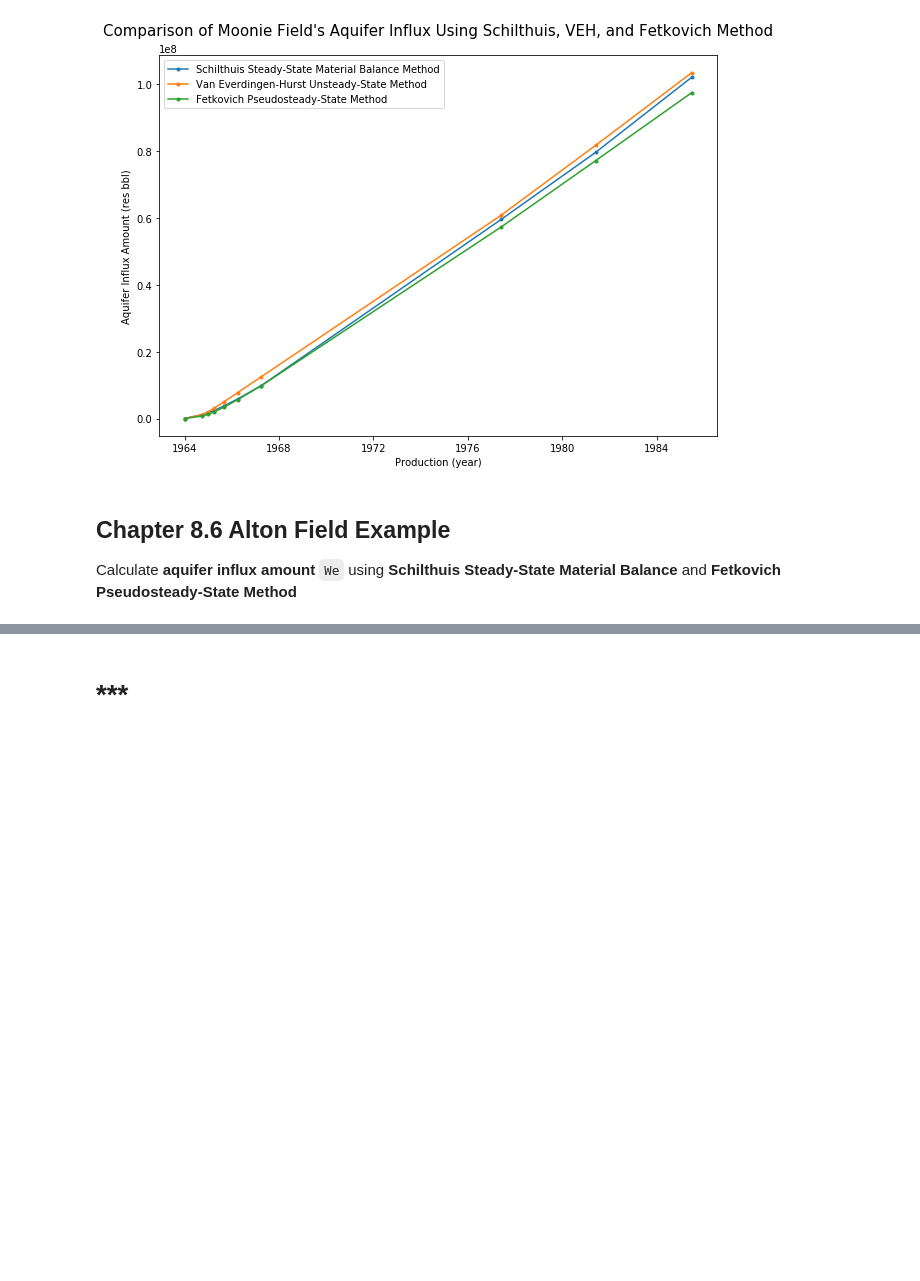
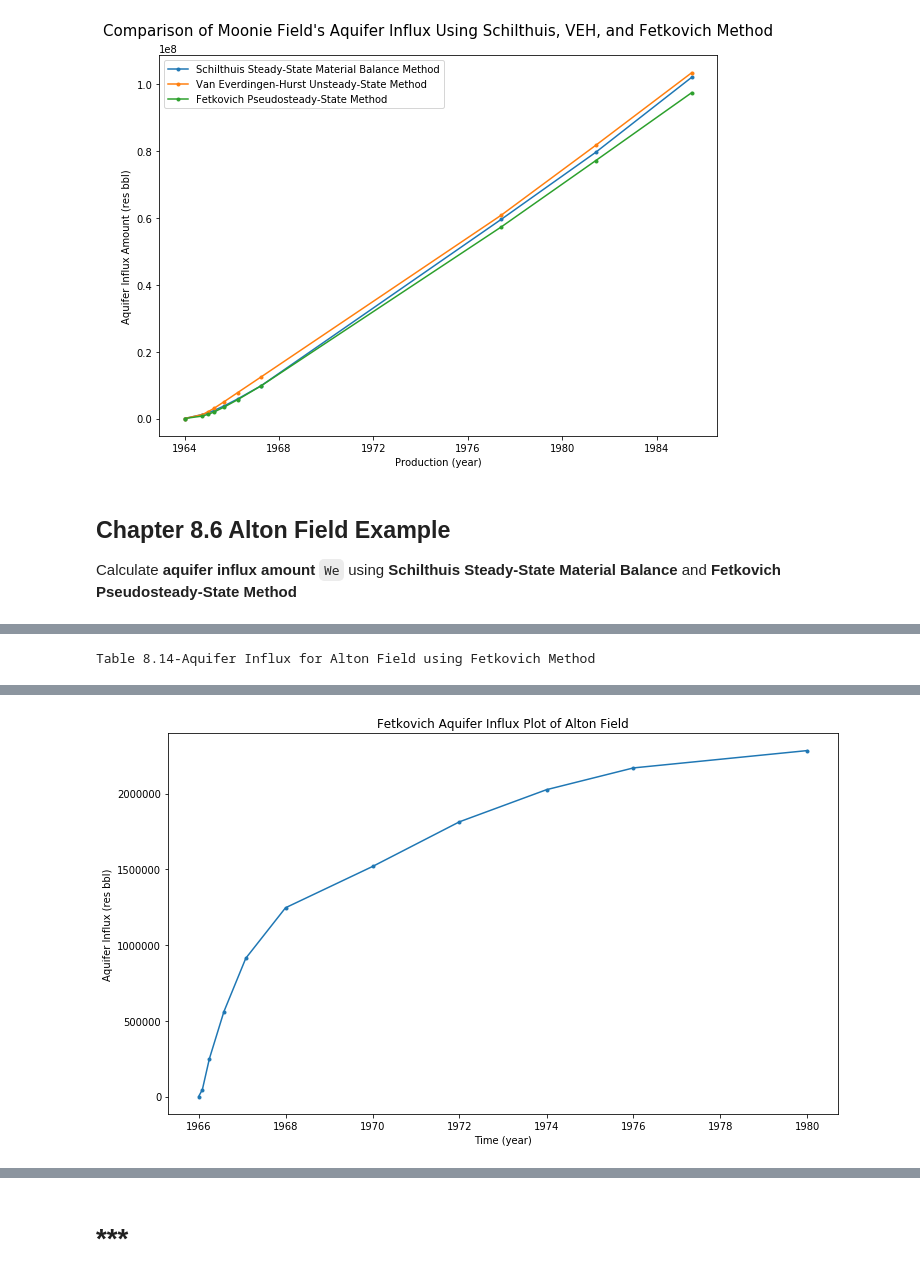
Before and after one commit to yohanesnuwara/reservoir-engineering, a Jupyter notebook: Unit 8 Aquifer Influx/notebook/8_examples.ipynb, the cells around one changed output, grey strips where cells are left out. Cells and saved outputs as stored; diff of their text form; code cells hidden in the pictures; blank space fills up the shorter version.

```diff
--- a/Unit 8 Aquifer Influx/notebook/8_examples.ipynb
+++ b/Unit 8 Aquifer Influx/notebook/8_examples.ipynb
@@ -772,11 +773,6 @@ p_Rn_average = np.append([pi], p_Rn_average)
 
 "calculate delta_Wen (Equation 8.30)"
 
-# p_min = pi * (1 - ())
-
-pn_min_prn = np.abs(np.array([j-i for i, j in zip(data4.p[:-1], p_Rn_average[1:])]))
-pn_min_prn = np.append([0], pn_min_prn)
-
 "Looping to calculate We"
 We = 0 # We at initial production date (NOTE: different from Wei, initial encroachable water)
 delta_We_arr = []
@@ -918,0 +942,67 @@ schiltuis
+# %%
+"FETKOVICH PSEUDOSTEADY METHOD"
+
+# known
+r_aq = 20300 # aquifer size, ft
+theta = 180
+
+J = 52.2 # calculated productivity index, RB/D-psi
+Wei = 3.787E+06 # calculated initial encroachable water, res bbl
+
+# J and Wei already known, so we don't have to calculate J and Wei ourselves
+
+"Subtracting datetimes to get time differences (how many days) IN INTEGER"
+
+diff = [j-i for i, j in zip(timedata[:-1], timedata[1:])]
+diff = np.array(diff)
+
+# convert datetime format to integer
+diffr_arr = []
+for k in range(len(diff)):
+  diffr = diff[k] / np.timedelta64(1,'D')
+  diffr_arr.append(float(diffr))
+
+# append 0 to the first index of numpy
+diffr_arr = np.append([0], diffr_arr) # now diff has same dimension with time data (a)
+delta_time = diffr_arr
+
+"calculate p_Rn_average (Equation 8.29)"
+
+p_Rn_average = 0.5 * np.array([j+i for i, j in zip(alton.p[:-1], alton.p[1:])])
+p_Rn_average = np.append([pi], p_Rn_average)
+
+"calculate delta_Wen (Equation 8.30)"
+
+# "calculate delta_Wen (Equation 8.30)"
+
+# pn_min_prn = np.abs(np.array([j-i for i, j in zip(data4.p[:-1], p_Rn_average[1:])]))
+# pn_min_prn = np.append([0], pn_min_prn)
+
+"Looping to calculate We"
+We = 0 # We at initial production date (NOTE: different from Wei, initial encroachable water)
+delta_We_arr = []
+We_fetkovich = []
+pn_arr = []
+
+for i in range(len(alton.t)):
+  pn_min_one = pi * (1 - (We / Wei))
+  pn_min_prn = pn_min_one - p_Rn_average[i]
+  delta_We = (Wei / pi) * pn_min_prn * (1 - np.exp(-(J * pi * delta_time[i]) / (Wei)))
+  We = We + delta_We
+  # print(We)
+  delta_We_arr.append(float(delta_We))
+  We_fetkovich.append(float(We))
+  pn_arr.append(float(pn_min_one))
+
+# plot We vs time
+plt.figure(figsize=(12, 7))
+plt.plot(alton.t, We_fetkovich, '.-')
+plt.xlabel('Time (year)'); plt.ylabel('Aquifer Influx (res bbl)')
+plt.title('Fetkovich Aquifer Influx Plot of Alton Field')
+
+"Table 8.14"
+fetkovich = pd.DataFrame({"Date": alton.t, "delta_t(days)": delta_time, "p(psia)": alton.p, "p_Rn_average": p_Rn_average, "delta_We(resbbl)": delta_We_arr, "We(resbbl)": We_fetkovich})
+print("Table 8.14-Aquifer Influx for Alton Field using Fetkovich Method")
+fetkovich
+# %% [output]
+Table 8.14-Aquifer Influx for Alton Field using Fetkovich Method
@@ -918,0 +1021 @@ schiltuis
+[figure, added]
```
Also changed, not shown: parts of 6 cells of this notebook.
